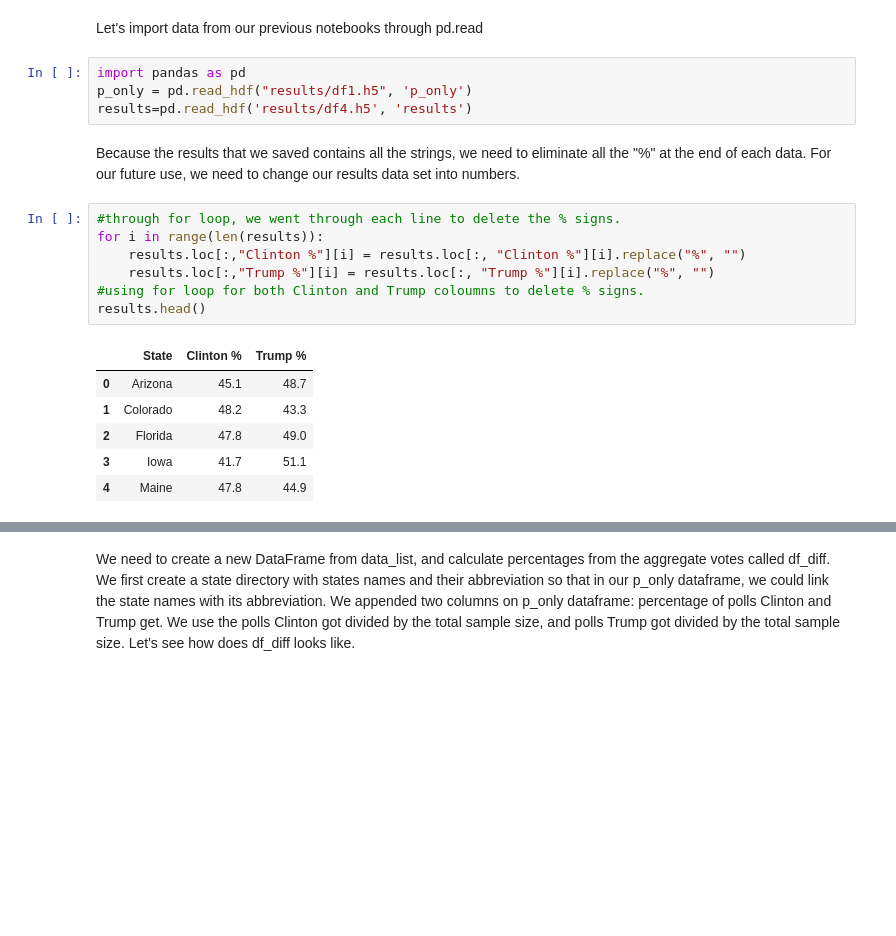
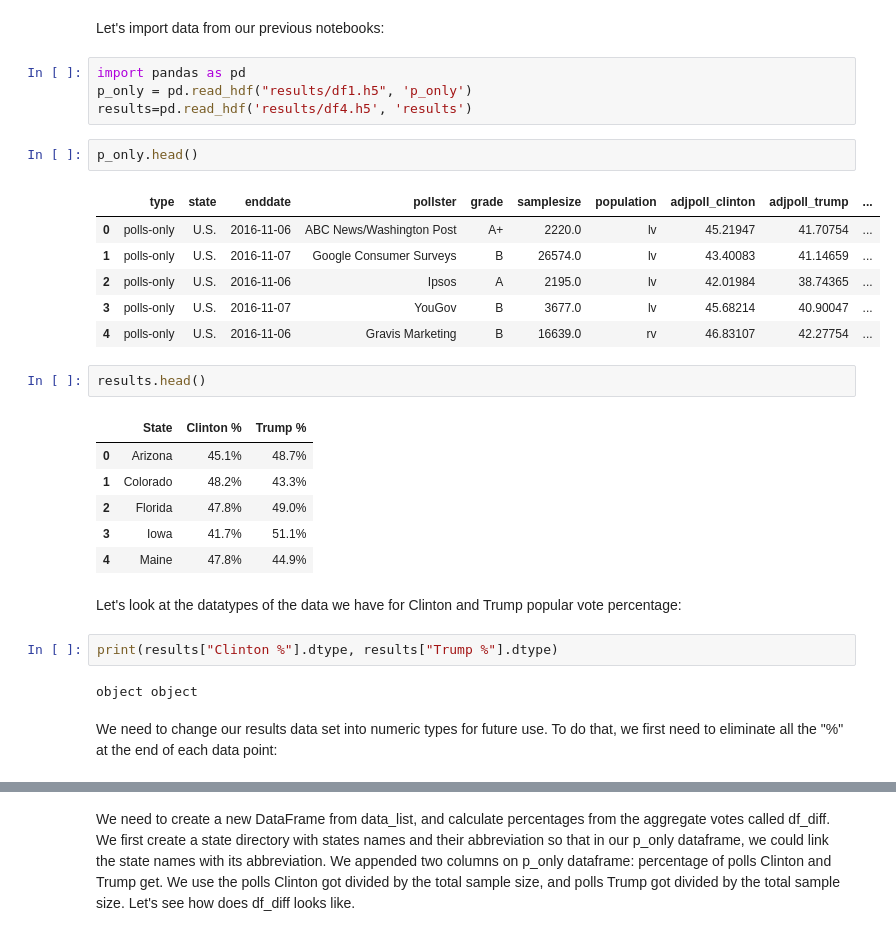
Before and after one commit to omidzargham/2016-election-poll-analysis, a Jupyter notebook: 5-Difference of Actual Election and Prediction.ipynb, the cells around one changed output, grey strips where cells are left out. Drawn from its saved outputs; the diff is of its cells as text; blank space fills up the shorter version.

```diff
--- a/5-Difference of Actual Election and Prediction.ipynb
+++ b/5-Difference of Actual Election and Prediction.ipynb
@@ -1,22 +1,32 @@
 # %% [markdown]
-Let's import data from our previous notebooks through pd.read
+Let's import data from our previous notebooks:
 # %%
 import pandas as pd
 p_only = pd.read_hdf("results/df1.h5", 'p_only')
 results=pd.read_hdf('results/df4.h5', 'results')
-# %% [markdown]
-Because the results that we saved contains all the strings, we need to eliminate all the "%" at the end of each data. For our future use, we need to change our results data set into numbers.
-# %%
-#through for loop, we went through each line to delete the % signs.
-for i in range(len(results)):
-    results.loc[:,"Clinton %"][i] = results.loc[:, "Clinton %"][i].replace("%", "")
-    results.loc[:,"Trump %"][i] = results.loc[:, "Trump %"][i].replace("%", "")
-#using for loop for both Clinton and Trump coloumns to delete % signs.
-results.head()
-# %% [output]
-|  | State | Clinton % | Trump % |
-| 0 | Arizona | 45.1 | 48.7 |
-| 1 | Colorado | 48.2 | 43.3 |
-| 2 | Florida | 47.8 | 49.0 |
-| 3 | Iowa | 41.7 | 51.1 |
-| 4 | Maine | 47.8 | 44.9 |
+# %%
+p_only.head()
+# %% [output]
+|  | type | state | enddate | pollster | grade | samplesize | population | adjpoll_clinton | adjpoll_trump | ... |
+| 0 | polls-only | U.S. | 2016-11-06 | ABC News/Washington Post | A+ | 2220.0 | lv | 45.21947 | 41.70754 | ... |
+| 1 | polls-only | U.S. | 2016-11-07 | Google Consumer Surveys | B | 26574.0 | lv | 43.40083 | 41.14659 | ... |
+| 2 | polls-only | U.S. | 2016-11-06 | Ipsos | A | 2195.0 | lv | 42.01984 | 38.74365 | ... |
+| 3 | polls-only | U.S. | 2016-11-07 | YouGov | B | 3677.0 | lv | 45.68214 | 40.90047 | ... |
+| 4 | polls-only | U.S. | 2016-11-06 | Gravis Marketing | B | 16639.0 | rv | 46.83107 | 42.27754 | ... |
+# %%
+results.head()
+# %% [output]
+|  | State | Clinton % | Trump % |
+| 0 | Arizona | 45.1% | 48.7% |
+| 1 | Colorado | 48.2% | 43.3% |
+| 2 | Florida | 47.8% | 49.0% |
+| 3 | Iowa | 41.7% | 51.1% |
+| 4 | Maine | 47.8% | 44.9% |
+# %% [markdown]
+Let's look at the datatypes of the data we have for Clinton and Trump popular vote percentage:
+# %%
+print(results["Clinton %"].dtype, results["Trump %"].dtype)
+# %% [output]
+object object
+# %% [markdown]
+We need to change our results data set into numeric types for future use. To do that, we first need to eliminate all the "%" at the end of each data point:
```
Also changed, not shown: parts of 10 cells of this notebook, 9 other files.
